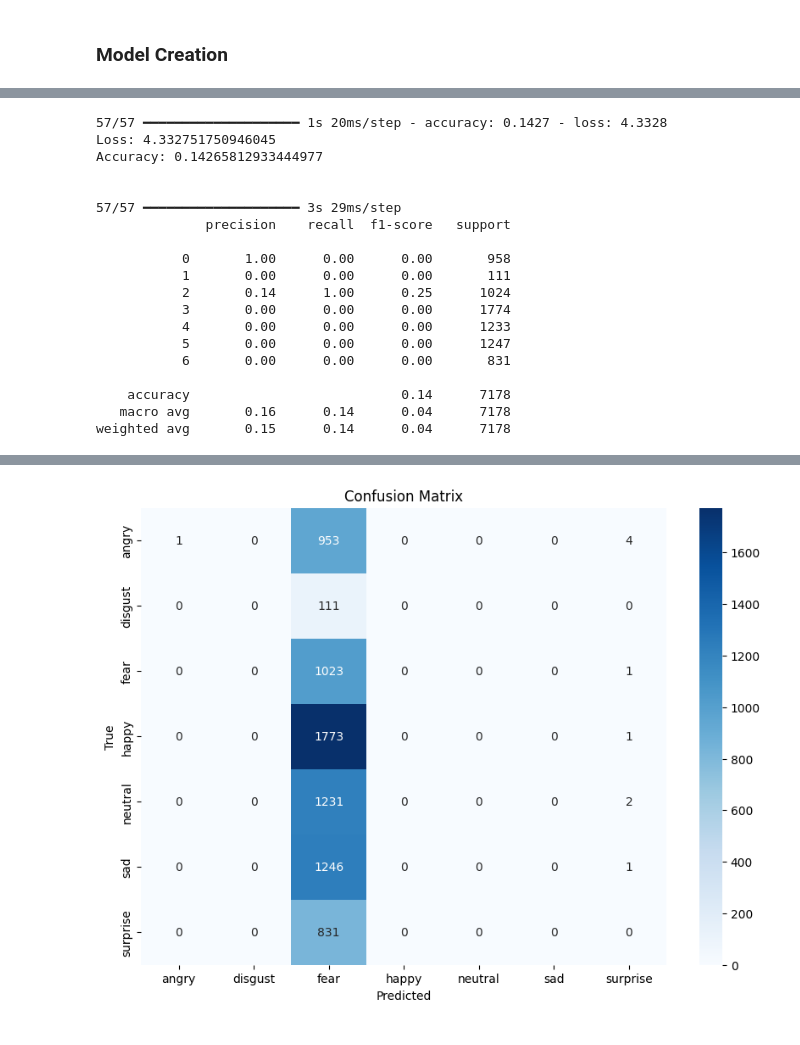
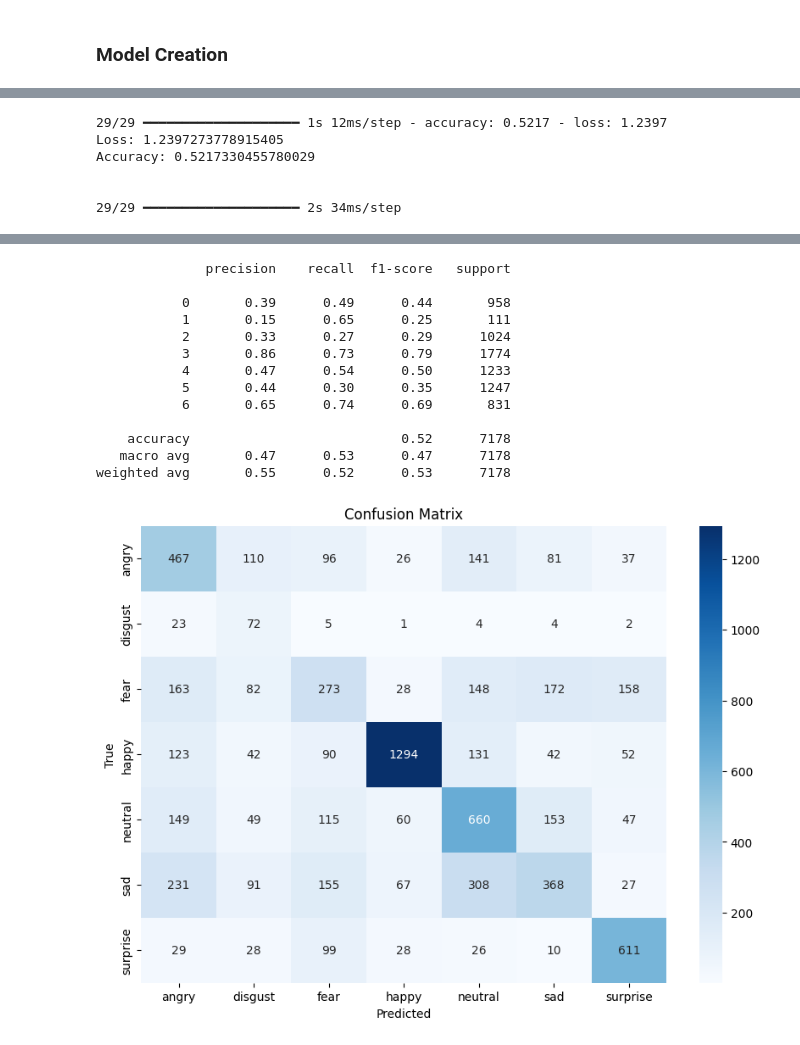
Before and after one commit to YiannisParask/facial-emotion-recognition, a Jupyter notebook: notebooks/emotion-image-recognition.ipynb, the cells around one changed output, grey strips where cells are left out. Saved outputs shown, nothing was run; the diff lists cells and outputs as text; code cells hidden in the pictures.

Commit message:
fix: correct model weights loading

```diff
--- a/notebooks/emotion-image-recognition.ipynb
+++ b/notebooks/emotion-image-recognition.ipynb
@@ -35,7 +35,7 @@ cwd: str = os.getcwd()
 train_dir: str = os.path.join(cwd, "../data/train")
 test_dir: str = os.path.join(cwd, "../data/test")
 
-batch_size: int = 128
+batch_size: int = 256
 img_size: tuple = (48, 48)
 seed: int = 42
 
@@ -388,45 +388,46 @@ from keras import layers
 class RealTimeCNN(keras.Model):
     def __init__(self, num_classes=7, **kwargs):
         super().__init__(**kwargs)
+        self.num_classes: int = num_classes
 
         # Block 1
-        self.conv1_1 = layers.Conv2D(64, (3, 3), padding="same", activation="relu")
+        self.conv1_1 = layers.Conv2D(32, (3, 3), padding="same", activation="relu")
         self.bn1 = layers.BatchNormalization()
-        self.conv1_2 = layers.Conv2D(64, (3, 3), padding="same", activation="relu")
+        self.conv1_2 = layers.Conv2D(32, (3, 3), padding="same", activation="relu")
         self.bn2 = layers.BatchNormalization()
         self.pool1 = layers.MaxPooling2D(pool_size=(2, 2))
         self.drop1 = layers.Dropout(0.25)
 
         # Block 2
-        self.conv2_1 = layers.Conv2D(128, (5, 5), padding="same", activation="relu")
+        self.conv2_1 = layers.Conv2D(64, (5, 5), padding="same", activation="relu")
         self.bn3 = layers.BatchNormalization()
-        self.conv2_2 = layers.Conv2D(128, (5, 5), padding="same", activation="relu")
+        self.conv2_2 = layers.Conv2D(64, (5, 5), padding="same", activation="relu")
         self.bn4 = layers.BatchNormalization()
         self.pool2 = layers.MaxPooling2D(pool_size=(2, 2))
         self.drop2 = layers.Dropout(0.25)
 
         # Block 3
-        self.conv3_1 = layers.Conv2D(256, (3, 3), padding="same", activation="relu")
+        self.conv3_1 = layers.Conv2D(128, (3, 3), padding="same", activation="relu")
         self.bn5 = layers.BatchNormalization()
-        self.conv3_2 = layers.Conv2D(256, (3, 3), padding="same", activation="relu")
+        self.conv3_2 = layers.Conv2D(128, (3, 3), padding="same", activation="relu")
         self.bn6 = layers.BatchNormalization()
         self.pool3 = layers.MaxPooling2D(pool_size=(2, 2))
         self.drop3 = layers.Dropout(0.25)
 
         # Block 4
-        self.conv4_1 = layers.Conv2D(512, (3, 3), padding="same", activation="relu")
+        self.conv4_1 = layers.Conv2D(256, (3, 3), padding="same", activation="relu")
         self.bn7 = layers.BatchNormalization()
-        self.conv4_2 = layers.Conv2D(512, (3, 3), padding="same", activation="relu")
+        self.conv4_2 = layers.Conv2D(256, (3, 3), padding="same", activation="relu")
         self.bn8 = layers.BatchNormalization()
         self.pool4 = layers.MaxPooling2D(pool_size=(2, 2))
         self.drop4 = layers.Dropout(0.25)
 
         self.flatten = layers.Flatten()
-        self.dense1 = layers.Dense(1024, activation="relu")
+        self.dense1 = layers.Dense(512, activation="relu")
         self.bn9 = layers.BatchNormalization()
         self.drop5 = layers.Dropout(0.5)
 
-        self.dense2 = layers.Dense(512, activation="relu")
+        self.dense2 = layers.Dense(256, activation="relu")
         self.bn10 = layers.BatchNormalization()
         self.drop6 = layers.Dropout(0.5)
 
@@ -513,12 +514,17 @@ from keras.callbacks import EarlyStopping, ModelCheckpoint, ReduceLROnPlateau
 my_callbacks = [
     EarlyStopping(monitor="val_loss", patience=15, restore_best_weights=True),
     ReduceLROnPlateau(
-        monitor="val_loss", factor=0.2, patience=5, min_lr=1e-5, verbose=1,
+        monitor="val_loss",
+        factor=0.2,
+        patience=5,
+        min_lr=1e-6,
+        verbose=1,
     ),
     ModelCheckpoint(
-        filepath=f"{cwd}/../model_checkpoints/realtime-cnn.keras",
+        filepath=f"{cwd}/../model_checkpoints/realtime-cnn.weights.h5",
         monitor="val_loss",
         save_best_only=True,
+        save_weights_only=True,
     ),
 ]
 # %%
@@ -541,15 +547,10 @@ Class Weights: {0: 1.0196217703986505, 1: 9.03896103896104, 2: 0.998825831702544
 # %%
-steps_per_epoch = int(tf.data.experimental.cardinality(train_ds).numpy())
-validation_steps = int(tf.data.experimental.cardinality(validation_ds).numpy())
-
 history = model.fit(
     train_ds,
     epochs=100,
     validation_data=validation_ds,
     callbacks=my_callbacks,
     class_weight=class_weights,
-    steps_per_epoch=steps_per_epoch,
-    validation_steps=validation_steps
 )
 # %% [output]
 Epoch 1/100
@@ -626,22 +609,9 @@ Test Accuracy: 4.332751750946045
 # %%
-metrics(best_model, class_names, test_ds)
+metrics(model, class_names, test_ds)
 # %% [output]
-57/57 ━━━━━━━━━━━━━━━━━━━━ 1s 20ms/step - accuracy: 0.1427 - loss: 4.3328
-Loss: 4.332751750946045
-Accuracy: 0.14265812933444977
+29/29 ━━━━━━━━━━━━━━━━━━━━ 1s 12ms/step - accuracy: 0.5217 - loss: 1.2397
+Loss: 1.2397273778915405
+Accuracy: 0.5217330455780029
 
 
-57/57 ━━━━━━━━━━━━━━━━━━━━ 3s 29ms/step
-              precision    recall  f1-score   support
-
-           0       1.00      0.00      0.00       958
-           1       0.00      0.00      0.00       111
-           2       0.14      1.00      0.25      1024
-           3       0.00      0.00      0.00      1774
-           4       0.00      0.00      0.00      1233
-           5       0.00      0.00      0.00      1247
-           6       0.00      0.00      0.00       831
-
-    accuracy                           0.14      7178
-   macro avg       0.16      0.14      0.04      7178
-weighted avg       0.15      0.14      0.04      7178
+29/29 ━━━━━━━━━━━━━━━━━━━━ 2s 34ms/step
@@ -648 +619,14 @@ weighted avg       0.15      0.14      0.04      7178
+              precision    recall  f1-score   support
+
+           0       0.39      0.49      0.44       958
+           1       0.15      0.65      0.25       111
+           2       0.33      0.27      0.29      1024
+           3       0.86      0.73      0.79      1774
+           4       0.47      0.54      0.50      1233
+           5       0.44      0.30      0.35      1247
+           6       0.65      0.74      0.69       831
+
+    accuracy                           0.52      7178
+   macro avg       0.47      0.53      0.47      7178
+weighted avg       0.55      0.52      0.53      7178
-[figure, old version]
+[figure, new version]
```
Also changed, not shown: parts of 12 cells of this notebook, 1 other file.
